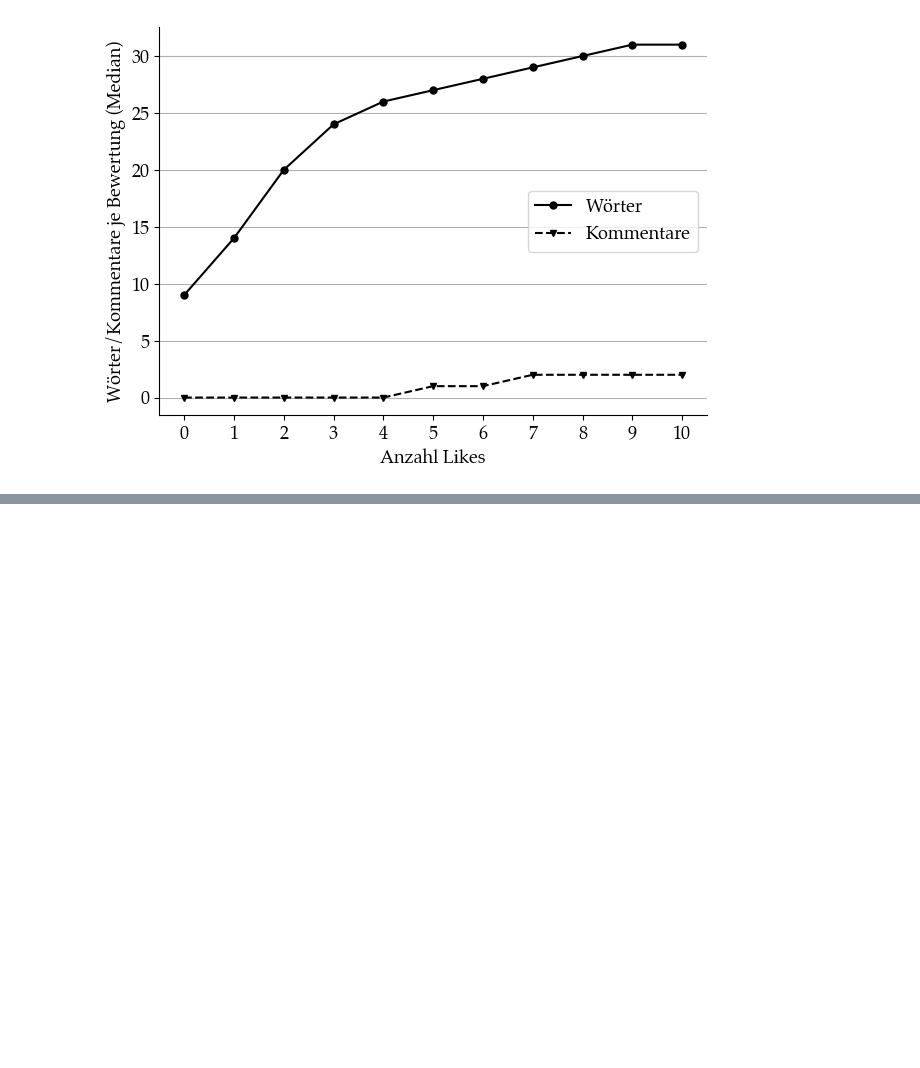
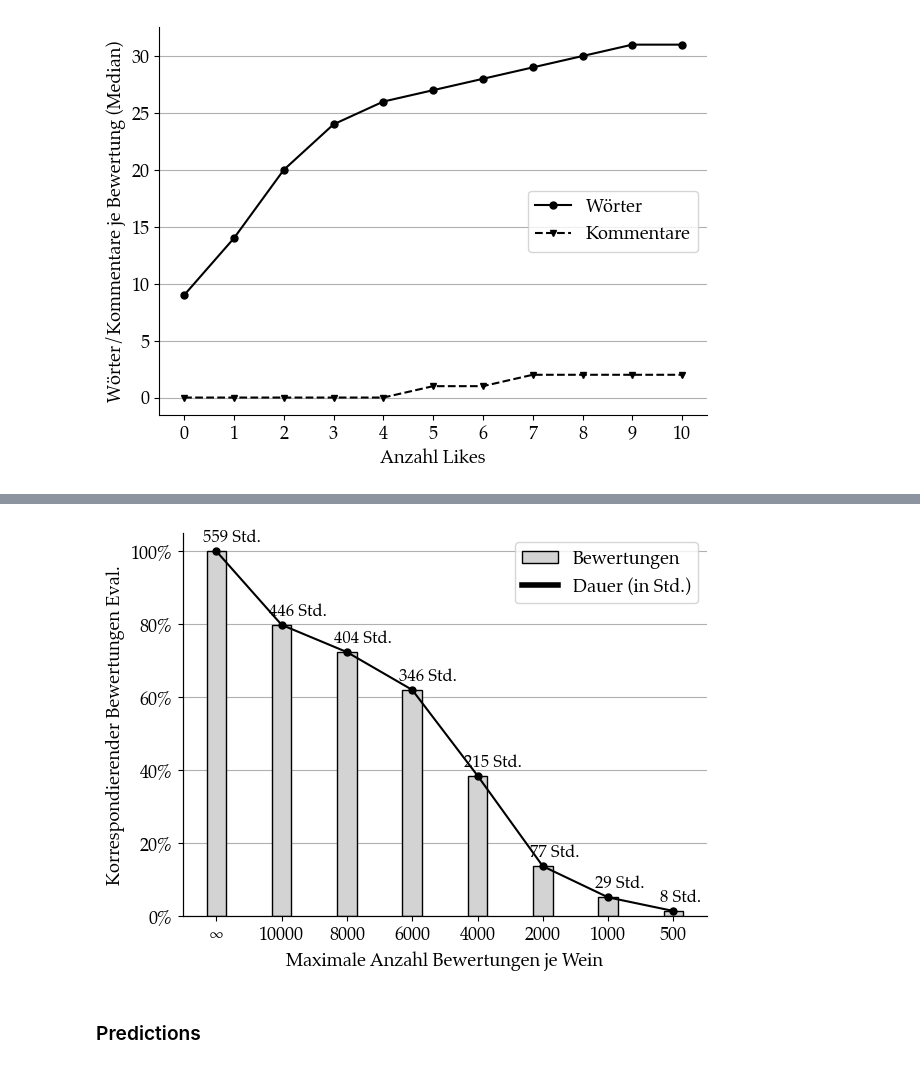
Before and after one commit to M4rl0wBuongustaio/master_thesis_ai_sommelier, a Jupyter notebook: analysis/visualization.ipynb, the cells around one changed output, grey strips where cells are left out. Cells and saved outputs as stored; diff of their text form; code cells hidden in the pictures; blank space fills up the shorter version.

```diff
--- a/analysis/visualization.ipynb
+++ b/analysis/visualization.ipynb
@@ -681,7 +671,8 @@ pd.concat([df_en_train[df_en_train['user_id'].isin(intersection)], df_en_test[df
 | 473090 | 11493273 | 1141354 | 4.0 |
 2206739 rows × 3 columns
 # %%
-df_rev_en_sent = load_from_database(db='review_en_sentiment', table='review_en_sentiment', columns='user_id, wine_id, likes_count, note_length, comments_count')
+df_rev_en_sent = load_from_database(db='review_en_sentiment', table='review_en_sentiment',
+                                    columns='user_id, wine_id, likes_count, note_length, comments_count')
 # %%
 df_rev_en_sent[df_rev_en_sent['likes_count'] > 0]['note_length'].median()
 # %% [output]
@@ -782,0 +850,53 @@ fig.savefig(fig_path + 'words_comments_per_rating.pdf')
+# %%
+fig, ax1 = plt.subplots()
+ax2 = ax1.twinx()
+
+x = np.arange(len(df_reduced_by_wine['Maximum']))
+width = 0.3
+
+ax1.bar(
+    x=x,
+    height=df_reduced_by_wine['Korrespondierende Bewertungen Eval.'] / df_reduced_by_wine[
+        'Korrespondierende Bewertungen Eval.'].max() * 100,
+    edgecolor='black',
+    color='lightgrey',
+    zorder=2,
+    width=width
+)
+ax2.plot(
+    x,
+    df_reduced_by_wine['Dauer'],
+    zorder=2,
+    color='black',
+    markersize=5,
+    marker='o',
+)
+ax2.set_xticks(x, df_reduced_by_wine['Maximum'])
+for i in range(len(df_reduced_by_wine['Maximum'])):
+    label = str(round(df_reduced_by_wine.loc[i, 'Dauer'])) + ' Std.'
+    x = i - 0.2
+    y = df_reduced_by_wine.loc[i, 'Dauer'] + 15
+    ax2.annotate(
+        label, (x, y), zorder=4, fontsize=12
+    )
+
+legend_elements = [
+    Patch(facecolor='lightgrey', edgecolor='black', label='Bewertungen'),
+    Line2D([0], [0], color='black', lw=4, label='Dauer (in Std.)')
+]
+ax1.grid(axis='y')
+ax1.spines[['right', 'top']].set_visible(False)
+ax2.spines[['right', 'top']].set_visible(False)
+ax2.set_ylim(ymin=0)
+ax2.set_yticklabels('')
+ax2.set_yticks([])
+ax1.set_ylabel('Korrespondierender Bewertungen Eval.')
+ax1.set_xlabel('Maximale Anzahl Bewertungen je Wein')
+ax1.yaxis.set_major_formatter(mtick.PercentFormatter())
+ax1.legend(handles=legend_elements, ncol=1)
+fig.tight_layout()
+fig.savefig(fig_path + 'korrespondierende_bewertungen_dauer_max_weine.pdf')
+# %% [output]
+[figure, added]
+# %% [markdown]
+### Predictions
```
Also changed, not shown: parts of 75 cells of this notebook, 7 other files.
